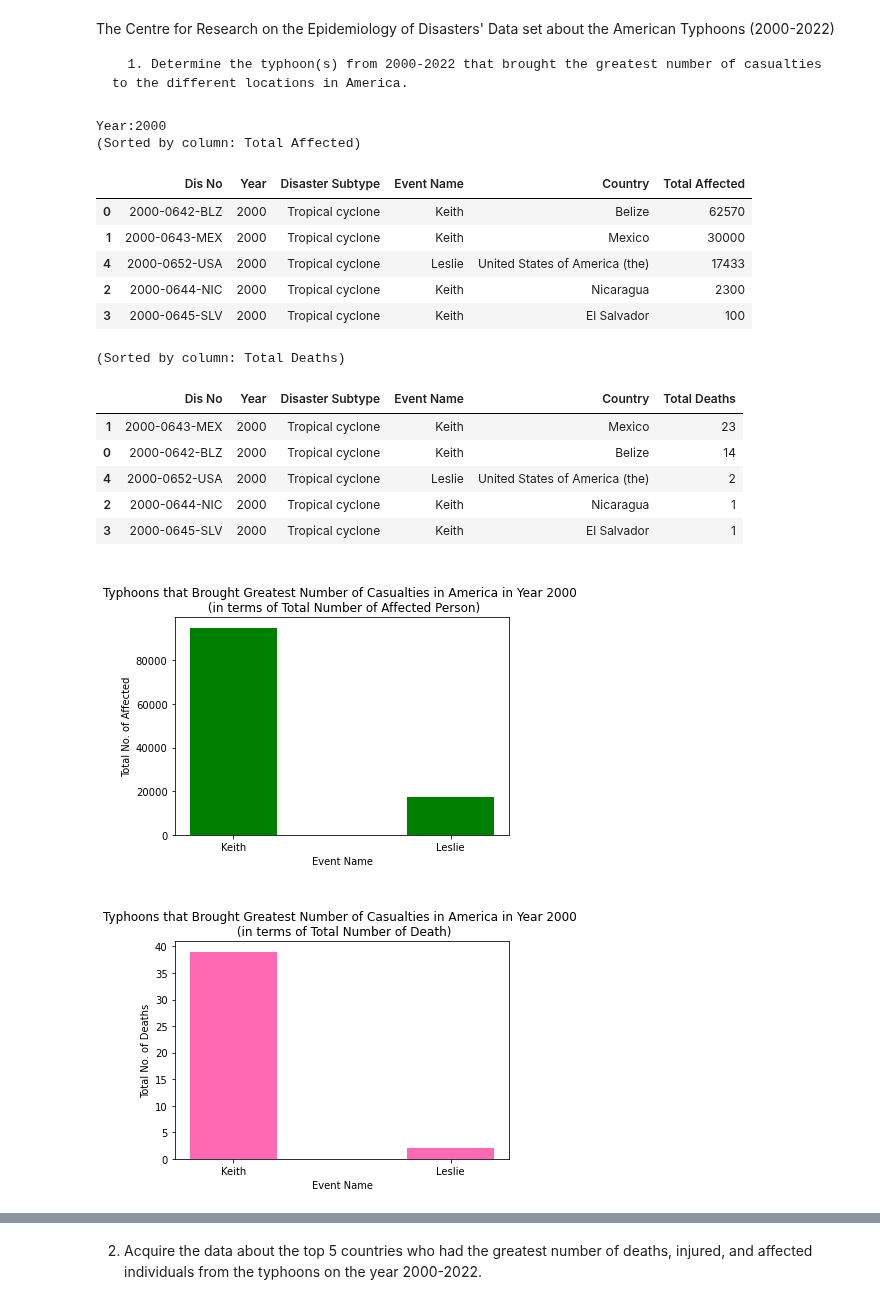
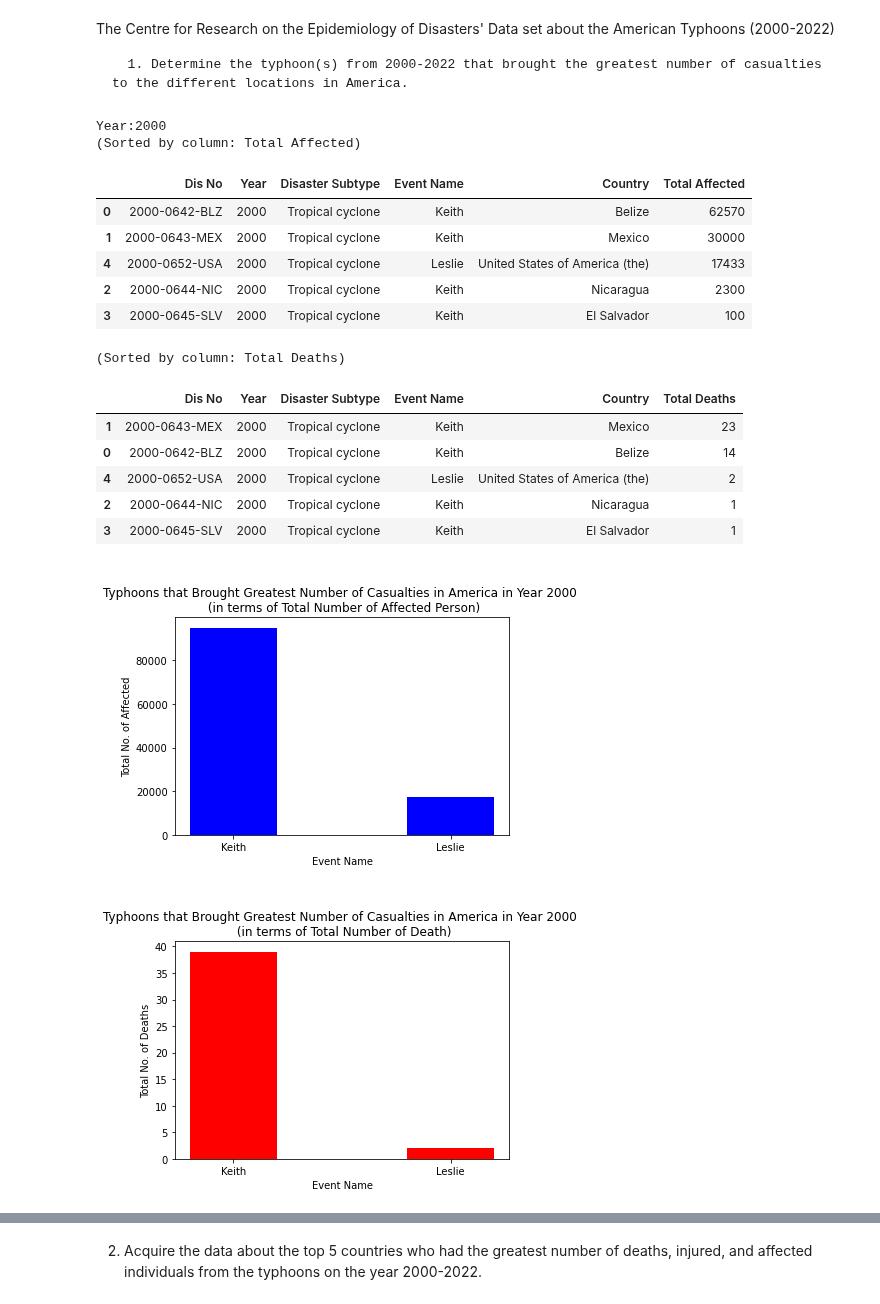
Before and after one commit to GEA960/ITBA-3207_TeamTyphoonAnalysts, a Jupyter notebook: 2000-2022 Data set Codes and Results.ipynb, the cells around one changed output, grey strips where cells are left out. Cells and saved outputs as stored; diff of their text form; code cells hidden in the pictures.

```diff
--- a/2000-2022 Data set Codes and Results.ipynb
+++ b/2000-2022 Data set Codes and Results.ipynb
@@ -56,7 +56,7 @@ TAdata_2000 = {"Keith": 94970, "Leslie": 17433 }
 typ_name = list(TAdata_2000.keys())
 values = list(TAdata_2000.values())
 
-plt.bar(typ_name, values, color ='green',
+plt.bar(typ_name, values, color ='blue',
         width = 0.4)
 
 plt.xlabel("Event Name")
@@ -65,36 +65,36 @@ plt.title("\nTyphoons that Brought Greatest Number of Casualties in America in Y
 plt.show()
 
 
 #graphing of Data for Total Deaths
 TDdata_2000 = {"Keith": 39, "Leslie": 2 }
 typ_name1 = list(TDdata_2000.keys())
 values1 = list(TDdata_2000.values())
 
-plt.bar(typ_name1, values1, color ='hotpink',
+plt.bar(typ_name1, values1, color ='red',
         width = 0.4)
 
 plt.xlabel("Event Name")
 plt.ylabel("Total No. of Deaths")
 plt.title("\nTyphoons that Brought Greatest Number of Casualties in America in Year 2000 \n (in terms of Total Number of Death)")
 plt.show()
 # %% [output]
 Year:2000
 (Sorted by column: Total Affected)
 |  | Dis No | Year | Disaster Subtype | Event Name | Country | Total Affected |
 | 0 | 2000-0642-BLZ | 2000 | Tropical cyclone | Keith | Belize | 62570 |
 | 1 | 2000-0643-MEX | 2000 | Tropical cyclone | Keith | Mexico | 30000 |
 | 4 | 2000-0652-USA | 2000 | Tropical cyclone | Leslie | United States of America (the) | 17433 |
 | 2 | 2000-0644-NIC | 2000 | Tropical cyclone | Keith | Nicaragua | 2300 |
 | 3 | 2000-0645-SLV | 2000 | Tropical cyclone | Keith | El Salvador | 100 |
 (Sorted by column: Total Deaths)
 |  | Dis No | Year | Disaster Subtype | Event Name | Country | Total Deaths |
 | 1 | 2000-0643-MEX | 2000 | Tropical cyclone | Keith | Mexico | 23 |
 | 0 | 2000-0642-BLZ | 2000 | Tropical cyclone | Keith | Belize | 14 |
 | 4 | 2000-0652-USA | 2000 | Tropical cyclone | Leslie | United States of America (the) | 2 |
 | 2 | 2000-0644-NIC | 2000 | Tropical cyclone | Keith | Nicaragua | 1 |
 | 3 | 2000-0645-SLV | 2000 | Tropical cyclone | Keith | El Salvador | 1 |
-[figure, old version]
+[figure, new version]
-[figure, old version]
+[figure, new version]
 # %%
 from IPython.display import display_html
 
```
Also changed, not shown: parts of 12 cells of this notebook.
